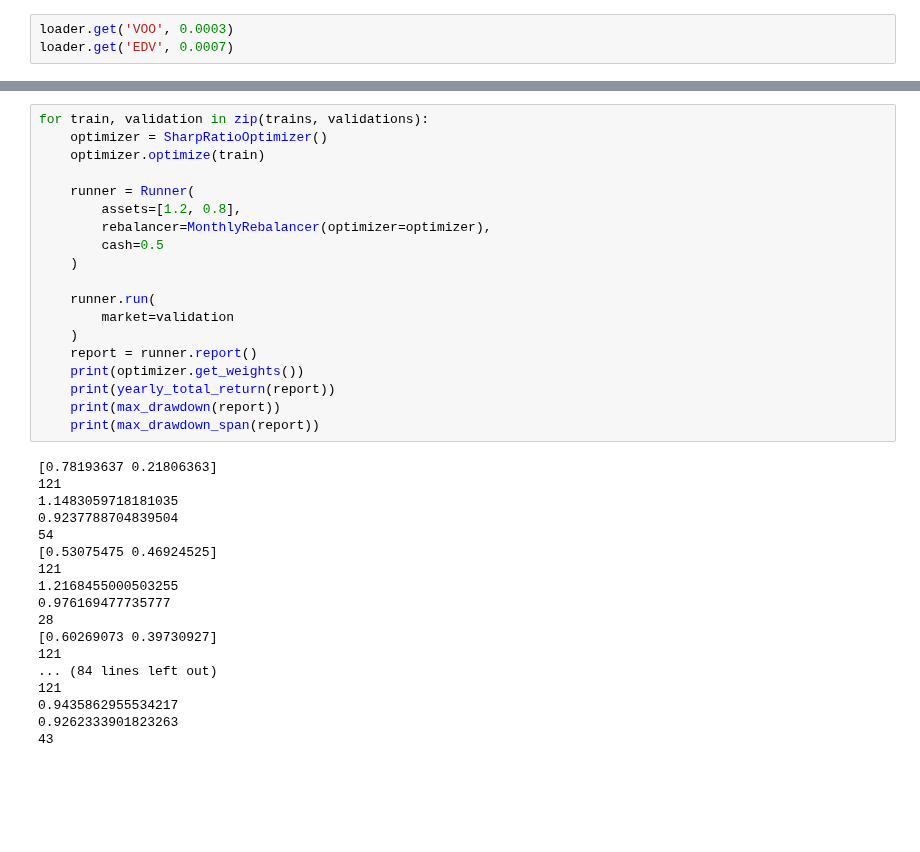
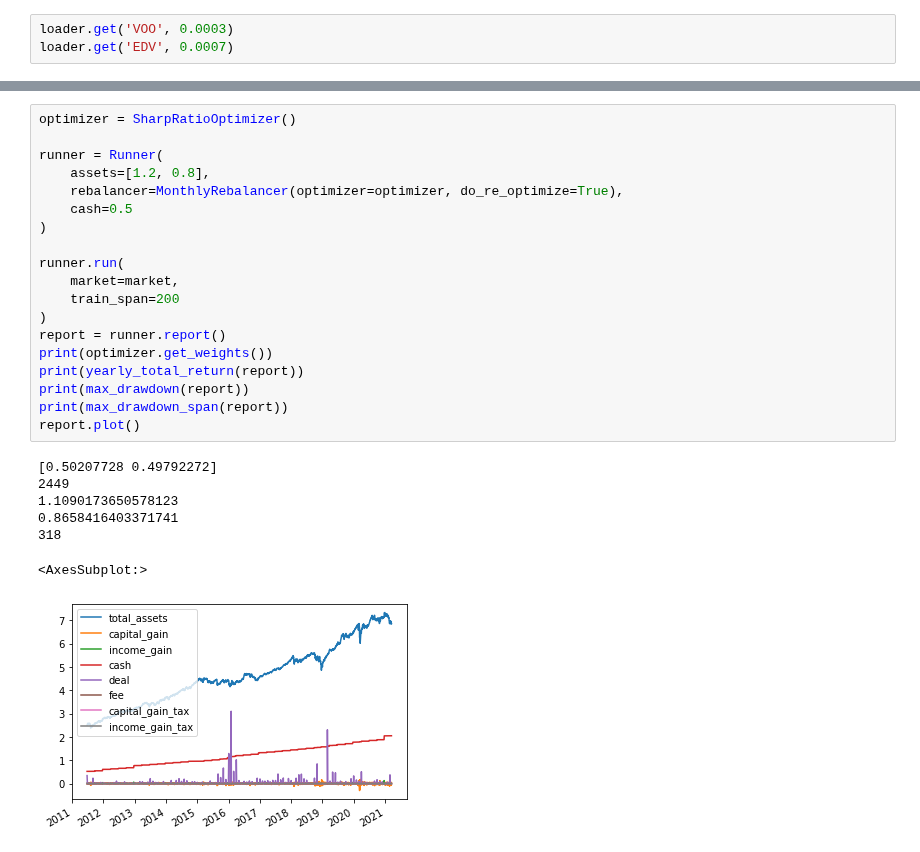
Before and after one commit to sonesuke/mypo, a Jupyter notebook: docs/tutorial/tutorial.ipynb, the cells around one changed output, grey strips where cells are left out. Drawn from its saved outputs; the diff is of its cells as text; blank space fills up the shorter version.

```diff
--- a/docs/tutorial/tutorial.ipynb
+++ b/docs/tutorial/tutorial.ipynb
@@ -91,37 +70,27 @@ for train, validation in zip(trains, validations):
 # %%
-for train, validation in zip(trains, validations):
-    optimizer = SharpRatioOptimizer()
-    optimizer.optimize(train)
+optimizer = SharpRatioOptimizer()
 
-    runner = Runner(
-        assets=[1.2, 0.8],
-        rebalancer=MonthlyRebalancer(optimizer=optimizer),
-        cash=0.5
-    )
+runner = Runner(
+    assets=[1.2, 0.8],
+    rebalancer=MonthlyRebalancer(optimizer=optimizer, do_re_optimize=True),
+    cash=0.5
+)
 
-    runner.run(
-        market=validation
-    )
-    report = runner.report()
-    print(optimizer.get_weights())
-    print(yearly_total_return(report))
-    print(max_drawdown(report))
-    print(max_drawdown_span(report))
+runner.run(
+    market=market,
+    train_span=200
+)
+report = runner.report()
+print(optimizer.get_weights())
+print(yearly_total_return(report))
+print(max_drawdown(report))
+print(max_drawdown_span(report))
+report.plot()
 # %% [output]
-[0.78193637 0.21806363]
-121
-1.1483059718181035
-0.9237788704839504
-54
-[0.53075475 0.46924525]
-121
-1.2168455000503255
-0.976169477735777
-28
-[0.60269073 0.39730927]
-121
-... (84 lines left out)
-121
-0.9435862955534217
-0.9262333901823263
-43
+[0.50207728 0.49792272]
+2449
+1.1090173650578123
+0.8658416403371741
+318
+<AxesSubplot:>
+[figure, added]
```
Also changed, not shown: parts of 6 cells of this notebook, 7 other files.
